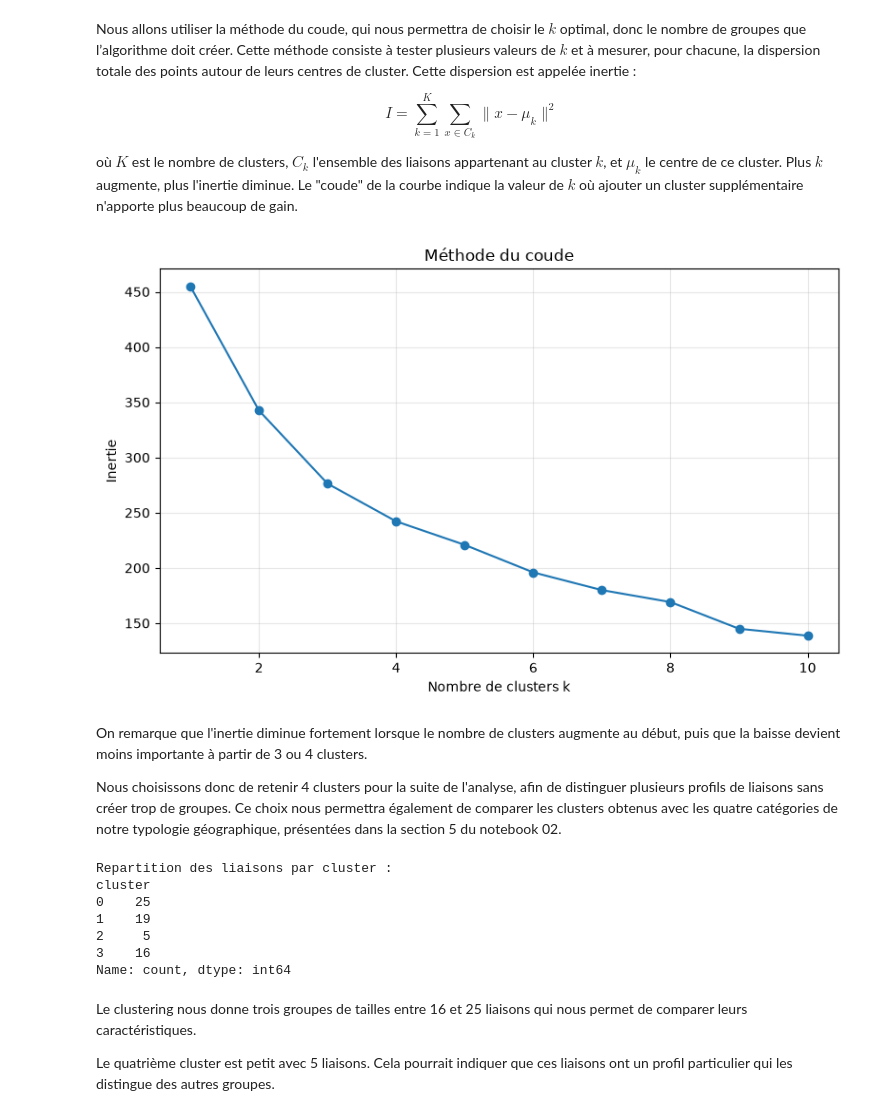
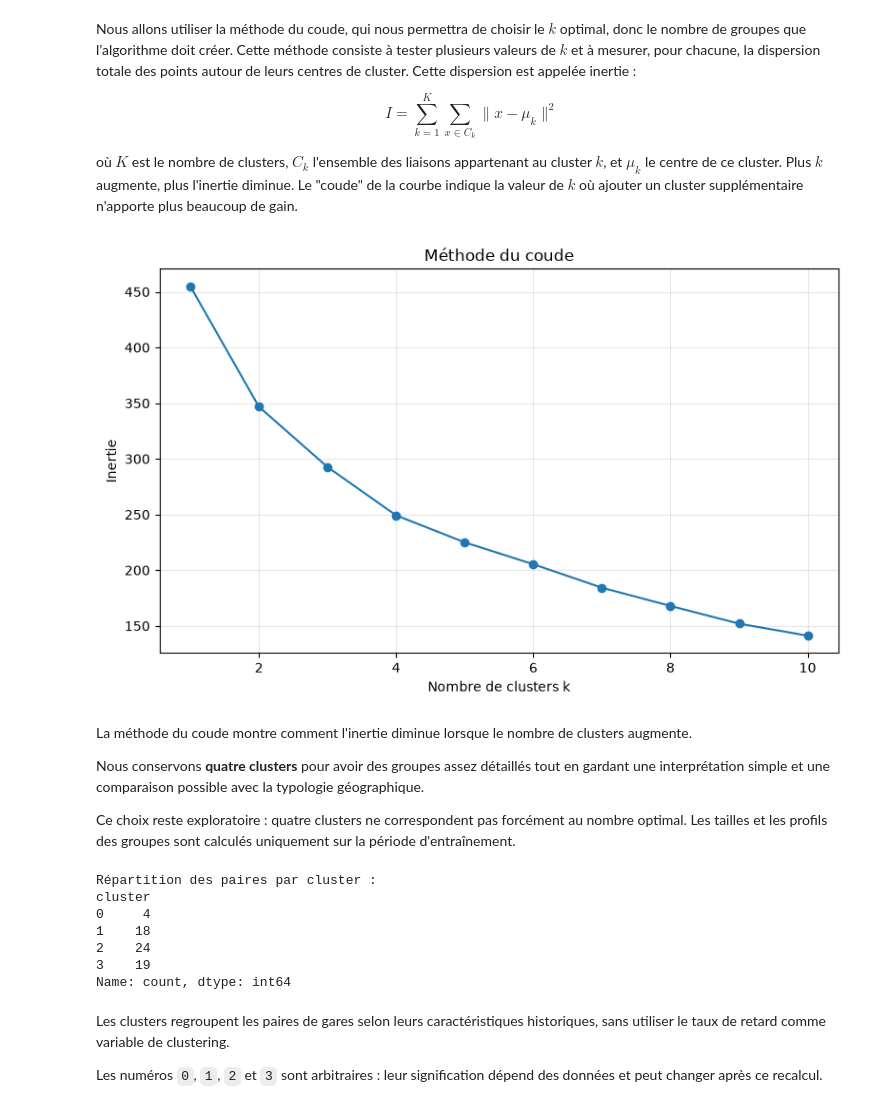
Before and after one commit to husseindakroube/IADATA701-PROJET, a Jupyter notebook: notebooks/04_ml_non_supervise.ipynb, the cells around one changed output. Cells and saved outputs as stored; diff of their text form; code cells hidden in the pictures.

```diff
--- a/notebooks/04_ml_non_supervise.ipynb
+++ b/notebooks/04_ml_non_supervise.ipynb
@@ -130,18 +166,10 @@ Vu que les sept caracteristiques utilisées ne sont pas sur la même échelle. O
 # %%
+# Ajuster la normalisation uniquement sur les profils de l'entraînement.
+scaler = StandardScaler()
+X = scaler.fit_transform(profils[features])
 
-# On met les caractéristiques à la même échelle
-# La durée est en minutes et les causes de retard sont en pourcentage
-# Sans normalisation, la durée aurait beaucoup plus de poids dans le clustering
-
-from sklearn.preprocessing import StandardScaler
-
-scaler = StandardScaler()
-X = scaler.fit_transform(profils)
-
-# On crée un DataFrame pour vérifier les résultats
-X_scale = pd.DataFrame(X, index=profils.index, columns=profils.columns)
-
+X_scale = pd.DataFrame(X, index=profils.index, columns=features)
 print("Après normalisation :")
-print(X_scale.describe().round(2).loc[["mean", "std", "min", "max"]])
+display(X_scale.describe().round(2).loc[["mean", "std", "min", "max"]])
 # %% [output]
 Après normalisation :
@@ -171,55 +187,47 @@ $$
 
 où $K$ est le nombre de clusters, $C_k$ l'ensemble des liaisons appartenant au cluster $k$, et $\mu_k$ le centre de ce cluster. Plus $k$ augmente, plus l'inertie diminue. Le "coude" de la courbe indique la valeur de $k$ où ajouter un cluster supplémentaire n'apporte plus beaucoup de gain.
 # %%
+# Chercher un nombre de clusters raisonnable sur les profils d'entraînement.
+valeurs_k = range(1, min(10, len(profils)) + 1)
+inerties = []
+for k in valeurs_k:
+    kmeans_test = KMeans(n_clusters=k, random_state=SEED, n_init=10)
+    kmeans_test.fit(X)
+    inerties.append(kmeans_test.inertia_)
 
-# On utilise la méthode du coude pour choisir le nombre de clusters
-# On teste plusieurs valeurs de k et on compare les inerties
-# Le but est de repérer à partir de quand l'inertie diminue moins rapidement
-
-from sklearn.cluster import KMeans
-
-inerties = []
-valeurs_k = range(1, 11)
-
-for k in valeurs_k:
-    modele = KMeans(n_clusters=k, random_state=SEED, n_init=10)
-    modele.fit(X)
-    inerties.append(modele.inertia_)
-
-# On affiche la courbe
 fig, ax = plt.subplots(figsize=(8, 5))
-ax.plot(valeurs_k, inerties, marker="o")
+ax.plot(list(valeurs_k), inerties, marker="o")
 ax.set_xlabel("Nombre de clusters k")
 ax.set_ylabel("Inertie")
 ax.set_title("Méthode du coude")
 ax.grid(alpha=0.3)
 plt.tight_layout()
 plt.show()
 # %% [output]
-[figure, old version]
+[figure, new version]
 # %% [markdown]
-On remarque que l'inertie diminue fortement lorsque le nombre de clusters augmente au début, puis que la baisse devient moins importante à partir de 3 ou 4 clusters.
+La méthode du coude montre comment l'inertie diminue lorsque le nombre de clusters augmente.
 
-Nous choisissons donc de retenir 4 clusters pour la suite de l'analyse, afin de distinguer plusieurs profils de liaisons sans créer trop de groupes. Ce choix nous permettra également de comparer les clusters obtenus avec les quatre catégories de notre typologie géographique, présentées dans la section 5 du notebook 02.
+Nous conservons **quatre clusters** pour avoir des groupes assez détaillés tout en gardant une interprétation simple et une comparaison possible avec la typologie géographique.
+
+Ce choix reste exploratoire : quatre clusters ne correspondent pas forcément au nombre optimal. Les tailles et les profils des groupes sont calculés uniquement sur la période d'entraînement.
 # %%
-# clustering K-Means avec k=4
-# chaque liaison recoit un numero de cluster entre 0 et 3
+# Ajuster KMeans uniquement sur les données d'entraînement.
+kmeans = KMeans(n_clusters=4, random_state=SEED, n_init=10)
+profils["cluster"] = kmeans.fit_predict(X)
 
-modele = KMeans(n_clusters=4, random_state=SEED, n_init=10)
-profils["cluster"] = modele.fit_predict(X)
-
-print("Repartition des liaisons par cluster :")
+print("Répartition des paires par cluster :")
 print(profils["cluster"].value_counts().sort_index())
 # %% [output]
-Repartition des liaisons par cluster :
+Répartition des paires par cluster :
 cluster
-0    25
-1    19
-2     5
-3    16
+0     4
+1    18
+2    24
+3    19
 Name: count, dtype: int64
 # %% [markdown]
-Le clustering nous donne trois groupes de tailles entre 16 et 25 liaisons qui nous permet de comparer leurs caractéristiques.
+Les clusters regroupent les paires de gares selon leurs caractéristiques historiques, sans utiliser le taux de retard comme variable de clustering.
 
-Le quatrième cluster est petit avec 5 liaisons. Cela pourrait indiquer que ces liaisons ont un profil particulier qui les distingue des autres groupes.
+Les numéros `0`, `1`, `2` et `3` sont arbitraires : leur signification dépend des données et peut changer après ce recalcul.
 # %% [markdown]
```
Also changed, not shown: parts of 22 cells of this notebook, 4 other files.
